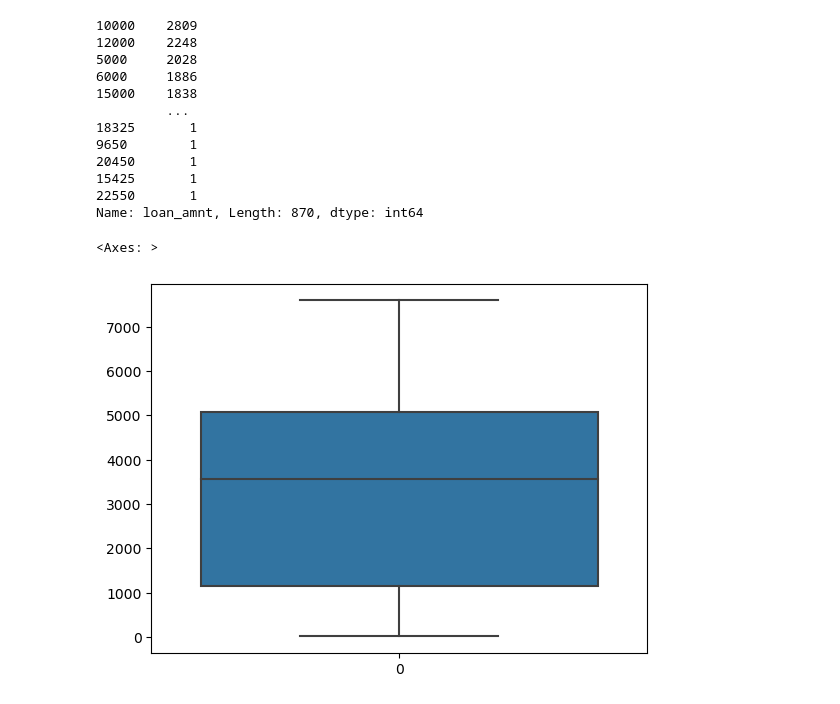
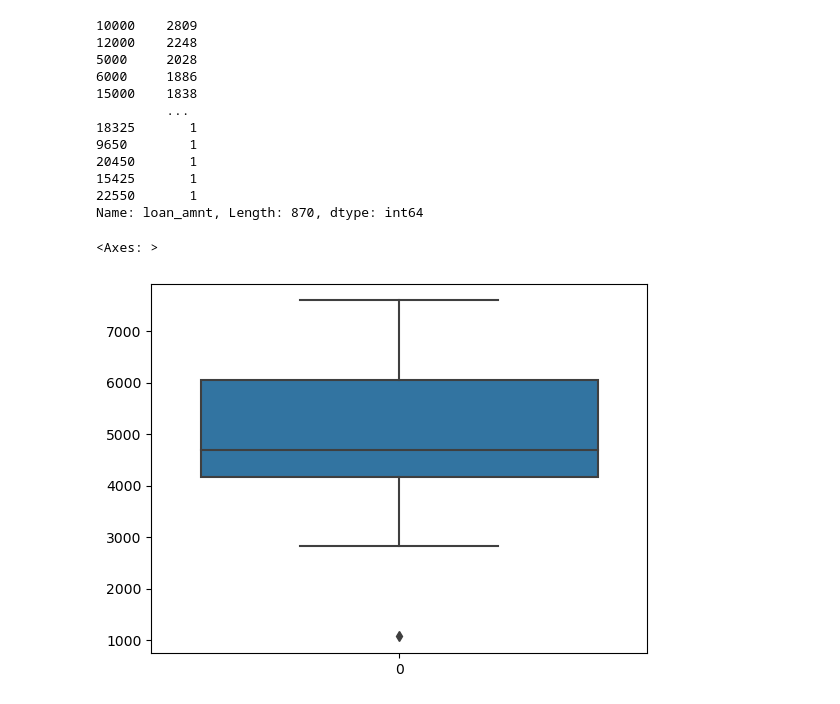
Before and after one commit to Mahalakshmi-Totad/lending_club_case_study, a Jupyter notebook: Solution.ipynb, the cells around one changed output. Saved outputs shown, nothing was run; the diff lists cells and outputs as text; code cells hidden in the pictures.

```diff
--- a/Solution.ipynb
+++ b/Solution.ipynb
@@ -984,32 +976,26 @@ Name: loan_amnt, Length: 870, dtype: int64
 # %%
 #function to categorize loan amount
 def categorize_loan_amount(value):
-    if value >=500 and value < 1000 :
-        return "500-2000"
-    elif value >=1000 and value < 3000 :
-        return  "1k-3k"
-    elif value >= 3000 and value < 6000:
-        return "3k-5k"
+    if value >= 500 and value < 3000:
+        return "500-3k"
+    elif value>=3000 and value < 6000:
+        return "3k-6k"
     elif value >= 6000 and value < 9000:
         return "6k-9k"
     elif value >= 9000 and value < 12000:
         return "9k-12k"
     elif value >= 12000 and value < 15000:
         return "12k-15k"
-    elif value >= 15000 and value < 18000:
-        return "15k-18k"
-    elif value >= 18000 and value < 25000:
-        return "18k-25k"
-    elif value >= 25000 and value < 30000:
-        return "25k-30k"
-    elif value >= 30000 and value < 35000:
-        return "30k-35k"
-    elif value >= 35:
-        return ">35k"
+    elif value >= 15000 and value < 20000:
+        return "15k-20k"
+    elif value >= 20000 and value < 30000:
+        return "20k-30k"
+    elif value >= 30000:
+        return "30k +"
 # %%
-data1['loam_amount_category'] = data1['loan_amnt'].apply(lambda x:categorize_loan_amount(x))
+data1['loan_amount_category'] = data1['loan_amnt'].apply(lambda x:categorize_loan_amount(x))
 # %%
-sns.boxplot(data1['loam_amount_category'].value_counts())
+sns.boxplot(data1['loan_amount_category'].value_counts())
 # %% [output]
 <Axes: >
-[figure, old version]
+[figure, new version]
```
Also changed, not shown: parts of 22 cells of this notebook.
